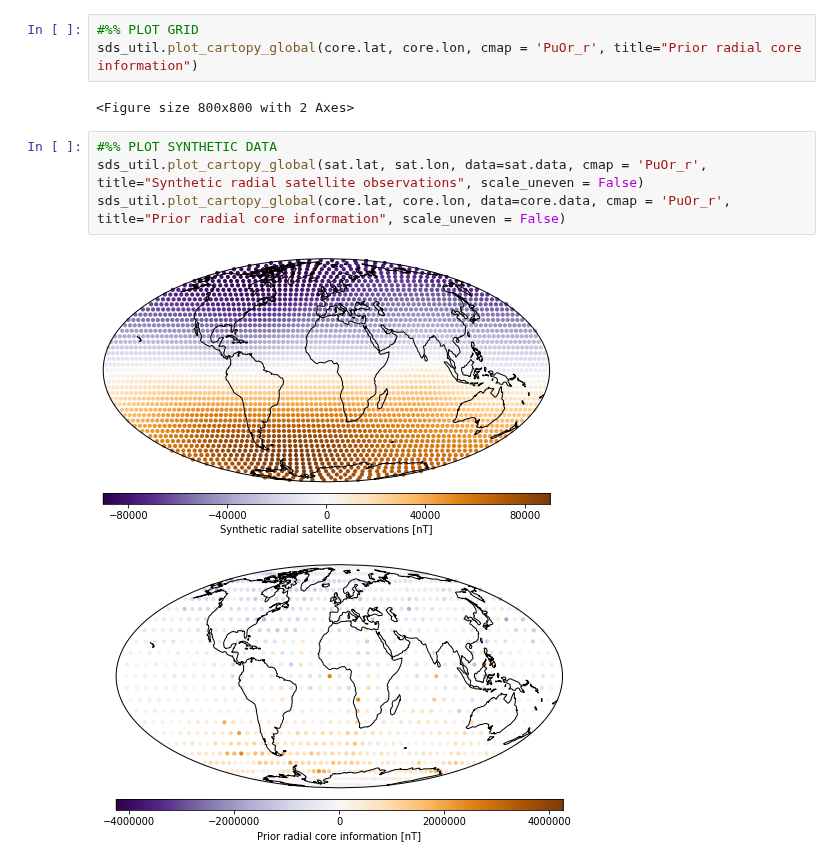
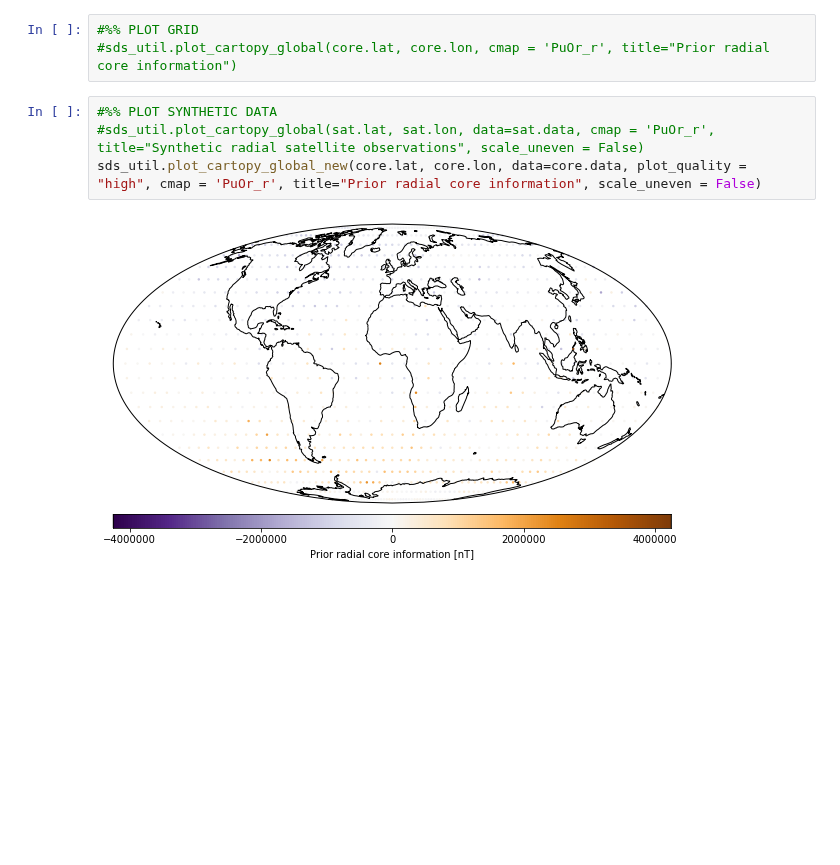
Before and after one commit to mikkelotzen/spherical_direct_sequential_simulation, a Jupyter notebook: showcase_new.ipynb, the cells around one changed output. Drawn from its saved outputs; the diff is of its cells as text; blank space fills up the shorter version.

```diff
--- a/showcase_new.ipynb
+++ b/showcase_new.ipynb
@@ -76,15 +46,12 @@ r_grid_repeat:    (3008,), Max/Min: 6721.20 / 6721.20
 # %%
 #%% PLOT GRID
-sds_util.plot_cartopy_global(core.lat, core.lon, cmap = 'PuOr_r', title="Prior radial core information")
+#sds_util.plot_cartopy_global(core.lat, core.lon, cmap = 'PuOr_r', title="Prior radial core information")
-# %% [output]
-<Figure size 800x800 with 2 Axes>
 # %%
 #%% PLOT SYNTHETIC DATA
-sds_util.plot_cartopy_global(sat.lat, sat.lon, data=sat.data, cmap = 'PuOr_r', title="Synthetic radial satellite observations", scale_uneven = False)
-sds_util.plot_cartopy_global(core.lat, core.lon, data=core.data, cmap = 'PuOr_r', title="Prior radial core information", scale_uneven = False)
+#sds_util.plot_cartopy_global(sat.lat, sat.lon, data=sat.data, cmap = 'PuOr_r', title="Synthetic radial satellite observations", scale_uneven = False)
+sds_util.plot_cartopy_global_new(core.lat, core.lon, data=core.data, plot_quality = "high", cmap = 'PuOr_r', title="Prior radial core information", scale_uneven = False)
 # %% [output]
-[figure, old version]
+[figure, new version]
-[figure, removed]
 # %%
 #%% PLOT SEMI-VARIOGRAM
 semivar = sdssim_semivar = {"semi-variogram LUT":core.sv_lut, "total data lags":core.lags, "total data sv":core.pics, "model data lags":core.lags_model, "model data sv":core.pics_model, "model names":core.model_names, "sv model y":core.sv_curve, "sv model x":core.lags_sv_curve, "sv model":core.model, "a":core.a, "C0":core.C0, "C1":core.C1, "C2":core.C2, "C3":core.C3, "n_lags":core.n_lags, "max_cloud":core.max_cloud, "sph_d_sorted":core.sph_d_sorted, "sort_d":core.sort_d}
```
Also changed, not shown: parts of 7 cells of this notebook, 4 other files.
